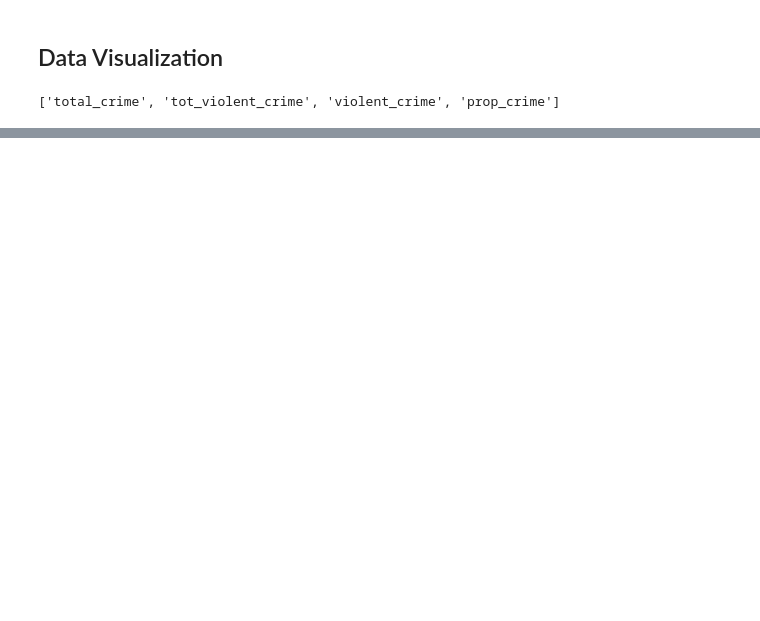
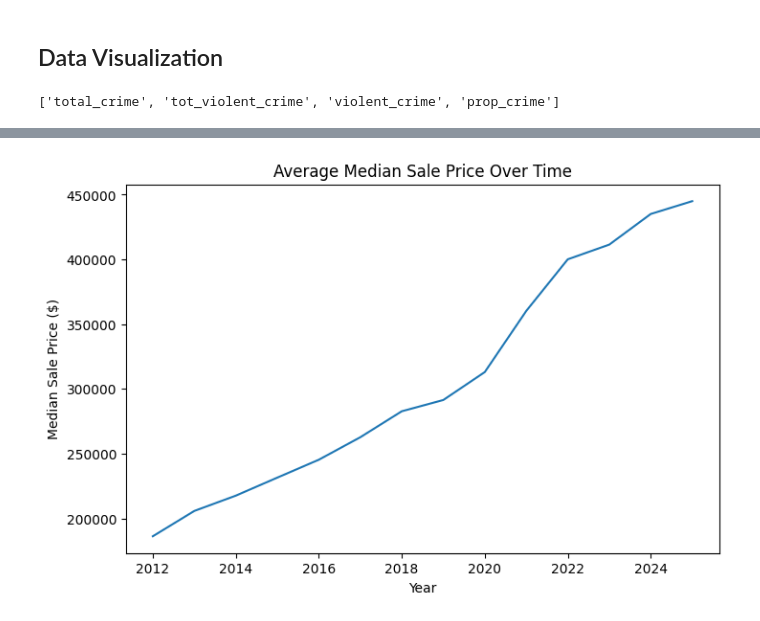
Before and after one commit to QuinnCroc/IS-477, a Jupyter notebook: combine_datasets.ipynb, the cells around one changed output, grey strips where cells are left out. Cells and saved outputs as stored; diff of their text form; code cells hidden in the pictures; blank space fills up the shorter version.

```diff
--- a/combine_datasets.ipynb
+++ b/combine_datasets.ipynb
@@ -122,0 +183,13 @@ Name: MEDIAN_SALE_PRICE, dtype: float64
+# %%
+import pandas as pd
+
+# Bucket cities into 4 price groups
+merged["price_group"] = pd.qcut(
+    merged["MEDIAN_SALE_PRICE"],
+    q=4,
+    labels=["Low", "Medium-Low", "Medium-High", "High"]
+)
+
+# Average crime rates inside each price group
+crime_by_price = merged.groupby("price_group")[["violent_crime", "prop_crime"]].mean().reset_index()
+crime_by_price
@@ -122,0 +233,17 @@ Name: MEDIAN_SALE_PRICE, dtype: float64
+# %%
+import pandas as pd
+import seaborn as sns
+import matplotlib.pyplot as plt
+
+# Make sure PERIOD_END is a datetime and create a year column
+merged["year"] = pd.to_datetime(merged["PERIOD_END"]).dt.year
+
+# Average housing prices and crime rates by year
+yearly_trends = (
+    merged
+    .groupby("year")[["MEDIAN_SALE_PRICE", "violent_crime", "prop_crime", "total_crime"]]
+    .mean()
+    .reset_index()
+)
+
+yearly_trends.head()
@@ -122,0 +259,9 @@ Name: MEDIAN_SALE_PRICE, dtype: float64
+# %%
+plt.figure(figsize=(8, 5))
+sns.lineplot(data=yearly_trends, x="year", y="MEDIAN_SALE_PRICE")
+plt.title("Average Median Sale Price Over Time")
+plt.xlabel("Year")
+plt.ylabel("Median Sale Price ($)")
+plt.show()
+# %% [output]
+[figure, added]
```
Also changed, not shown: parts of 27 cells of this notebook.
